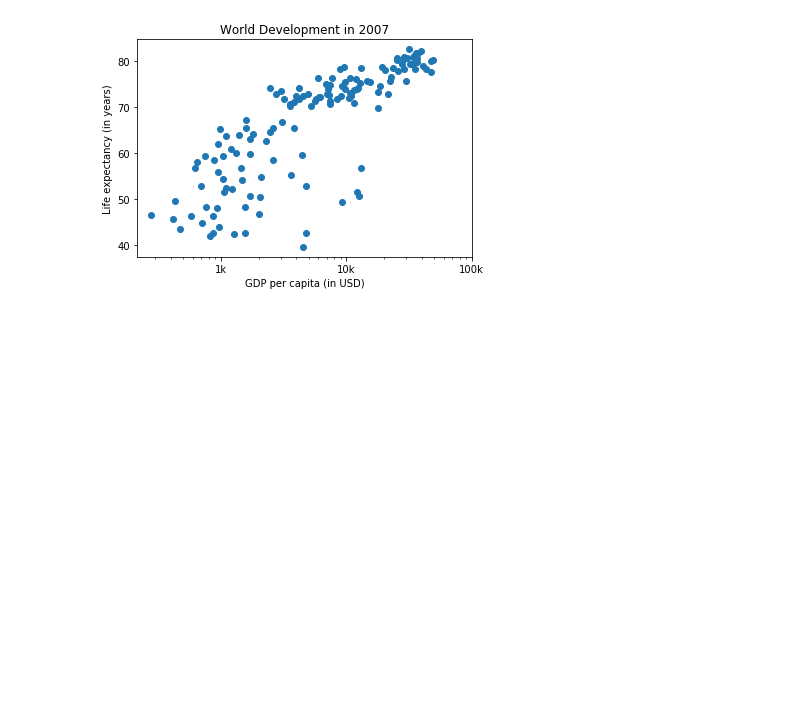
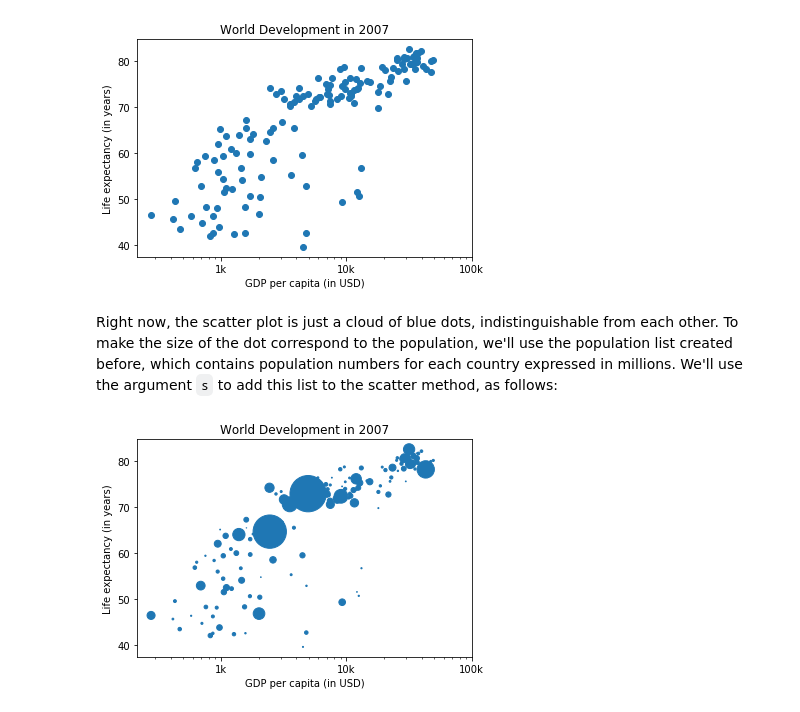
Before and after one commit to vilacham/DataCamp_Courses, a Jupyter notebook: Intermediate Python for Data Science.ipynb, the cells around one changed output. Cells and saved outputs as stored; diff of their text form; code cells hidden in the pictures; blank space fills up the shorter version.

```diff
--- a/Intermediate Python for Data Science.ipynb
+++ b/Intermediate Python for Data Science.ipynb
@@ -253,3 +253,41 @@ plt.xticks(tick_values, tick_labels)
 plt.show()
 # %% [output]
 [figure]
+# %% [markdown]
+Right now, the scatter plot is just a cloud of blue dots, indistinguishable from each other. To make the size of the dot correspond to the population, we'll use the population list created before, which contains population numbers for each country expressed in millions. We'll use the argument `s` to add this list to the scatter method, as follows:
+# %%
+# Clear the current figure
+plt.clf()
+
+# Import numpy
+import numpy as np
+
+# Store population as a numpy array and double it
+np_population = np.array(population)
+np_population *= 2
+
+# Make scatter plot with logarithmic scale horizontal
+plt.scatter(gdp_cap, life_expectancy, s=population)
+plt.xscale('log')
+
+# Create variables
+x_label = "GDP per capita (in USD)"
+y_label = "Life expectancy (in years)"
+title = "World Development in 2007"
+tick_values = [1000, 10000, 100000]
+tick_labels = ['1k', '10k', '100k']
+
+# Add axis labels
+plt.xlabel(x_label)
+plt.ylabel(y_label)
+
+# Add title
+plt.title(title)
+
+# Customize ticks in the horizontal axis
+plt.xticks(tick_values, tick_labels)
+
+# Display customized scatter plot
+plt.show()
+# %% [output]
+[figure, added]
```
Also changed, not shown: parts of 3 cells of this notebook.
